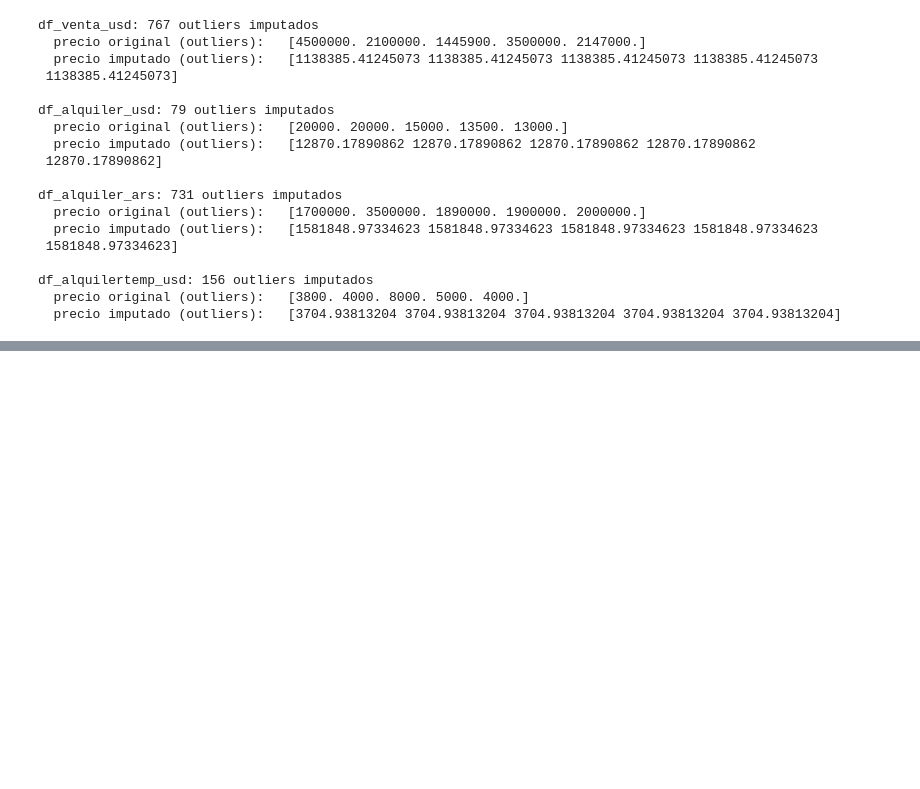
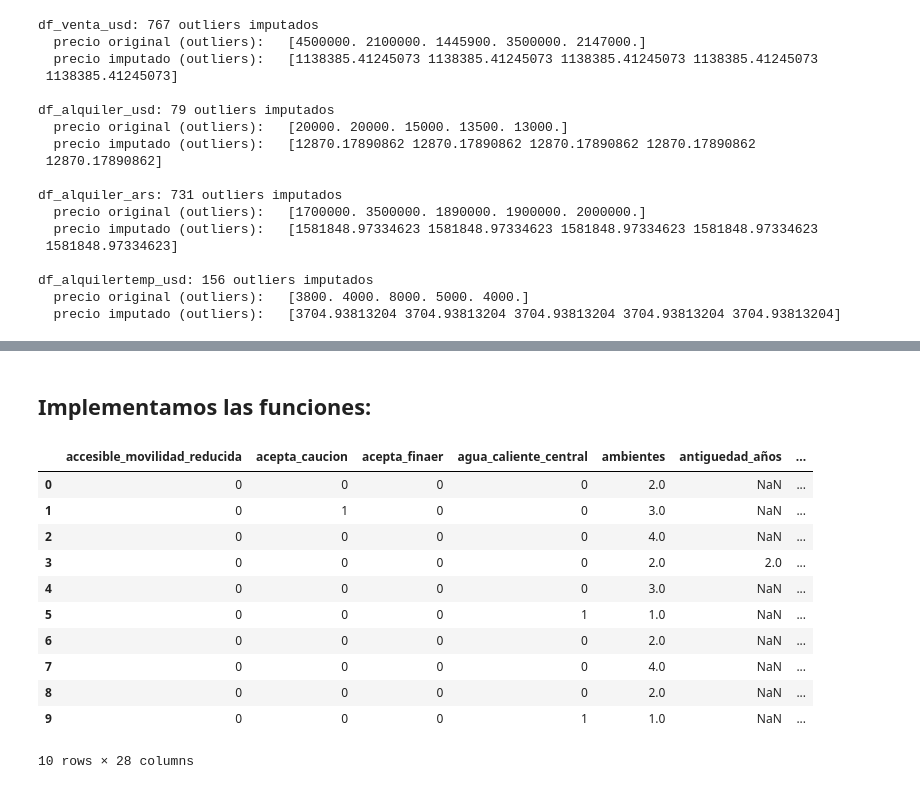
Before and after one commit to clararodriguezacevedo/descriptiva-real-estate, a Jupyter notebook: notebooks/eda.ipynb, the cells around one changed output, grey strips where cells are left out. Drawn from its saved outputs; the diff is of its cells as text; code cells hidden in the pictures; blank space fills up the shorter version.

Commit message:
Parse 'detalle' and 'descripcion'

```diff
--- a/notebooks/eda.ipynb
+++ b/notebooks/eda.ipynb
@@ -569,0 +783,37 @@ df_alquilertemp_usd: 156 outliers imputados
+# %% [markdown]
+## Implementamos las funciones:
+# %%
+df_det = pd.DataFrame(df['detalles'].apply(parse_detalles).tolist())
+# %%
+df_desc = pd.DataFrame(df['descripción'].apply(parse_descripcion).tolist())
+# %%
+# Detalles pisa a descripcion (detalles es más confiable)
+combined = df_desc.combine_first(df_det)
+# %%
+bool_cols = [
+    'balcon', 'terraza', 'pileta', 'parrilla', 'sum', 'lavadero', 'gimnasio',
+    'baulera', 'aire_acondicionado', 'agua_caliente_central', 'ascensor',
+    'portero', 'seguridad_24hs', 'apto_profesional', 'permite_mascotas',
+    'acepta_caucion', 'acepta_finaer', 'ofrece_financiacion',
+    'accesible_movilidad_reducida', 'dependencia_servicio',
+    'vista_rio', 'vista_verde', 'monoambiente'
+]
+
+for col in bool_cols:
+    if col in combined.columns:
+        combined[col] = combined[col].map({True: 1, False: 0}).fillna(0).astype(int)
+# %%
+combined.head(10)
+# %% [output]
+|  | accesible_movilidad_reducida | acepta_caucion | acepta_finaer | agua_caliente_central | ambientes | antiguedad_años | ... |
+| 0 | 0 | 0 | 0 | 0 | 2.0 | NaN | ... |
+| 1 | 0 | 1 | 0 | 0 | 3.0 | NaN | ... |
+| 2 | 0 | 0 | 0 | 0 | 4.0 | NaN | ... |
+| 3 | 0 | 0 | 0 | 0 | 2.0 | 2.0 | ... |
+| 4 | 0 | 0 | 0 | 0 | 3.0 | NaN | ... |
+| 5 | 0 | 0 | 0 | 1 | 1.0 | NaN | ... |
+| 6 | 0 | 0 | 0 | 0 | 2.0 | NaN | ... |
+| 7 | 0 | 0 | 0 | 0 | 4.0 | NaN | ... |
+| 8 | 0 | 0 | 0 | 0 | 2.0 | NaN | ... |
+| 9 | 0 | 0 | 0 | 1 | 1.0 | NaN | ... |
+10 rows × 28 columns
```
Also changed, not shown: parts of 12 cells of this notebook, 1 other file.
